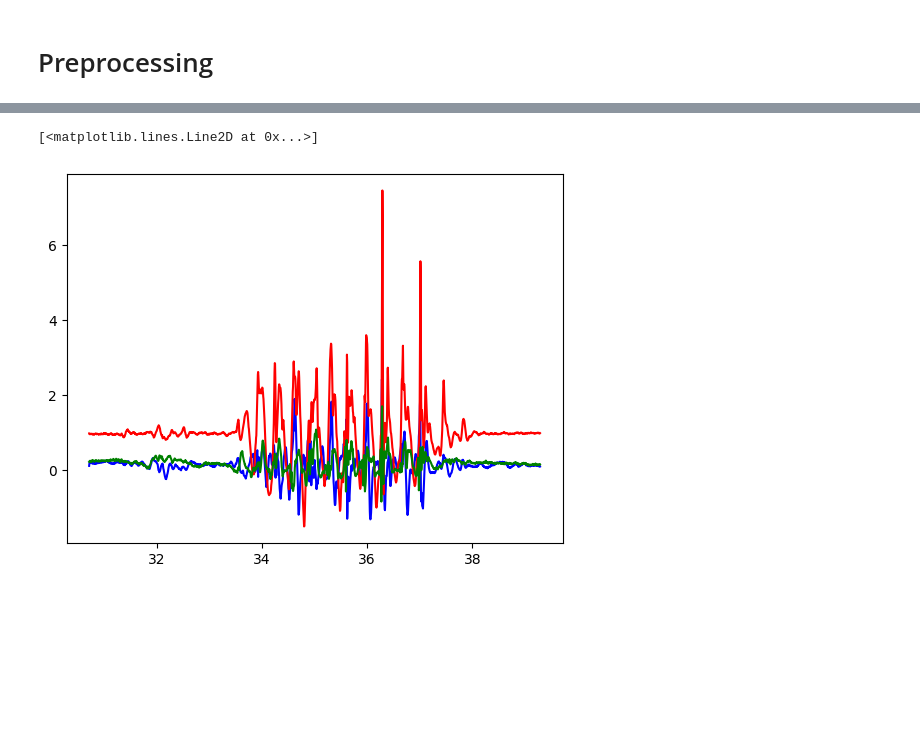
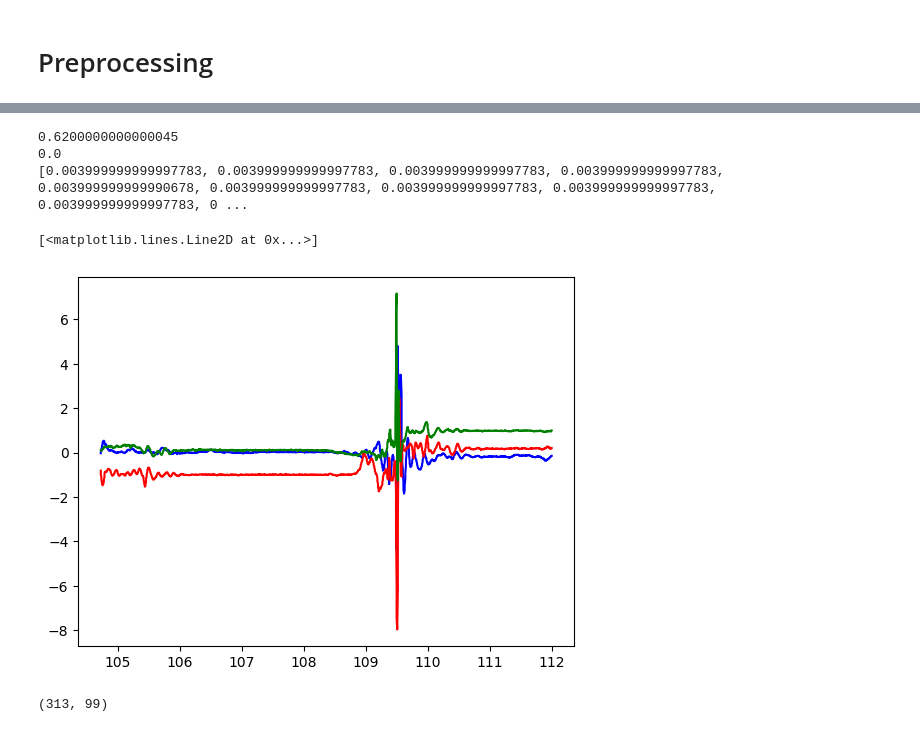
Before and after one commit to SmearyTundra/slhd-challenge, a Jupyter notebook: notebooks/preprocess.ipynb, the cells around one changed output, grey strips where cells are left out. Cells and saved outputs as stored; diff of their text form; code cells hidden in the pictures; blank space fills up the shorter version.

```diff
--- a/notebooks/preprocess.ipynb
+++ b/notebooks/preprocess.ipynb
@@ -27,8 +30,44 @@ df[0]
+# %%
+# Creating final dataset
+df = []
+
+# Read class data
+data = pd.read_csv('..\data\_files.csv')
+
+# Time series features data
+tsfeat = pd.read_csv('..\data\ciao.csv')
+
+tsfeat=tsfeat.dropna(axis=1) # delete NaN columns
+tsfeat = tsfeat.drop('Unnamed: 0', axis=1)
+tsfeat = tsfeat.loc[:,~tsfeat.columns.str.startswith('3_')]
+
+i = 0
+for filename in os.listdir('..\data\Train2'):
+    df.append(pd.read_csv(os.path.join('..\data\Train2',filename),header = None, names = ['x','y','z','time']))
+    i = i + 1
+
+data['class'] = data['class'].replace([1,2,3,4,5,6,7,8,9,10],[1,1,1,1,1,2,2,2,3,3]) # Classificazione richiesta con 3 classi (moving,falling,other)
+#data['class'] = data['class'].replace([1,2,3,4,5,6,7,8,9,10],[1,2,3,4,5,6,6,6,7,8]) # Classificazione con 8 classi
+# %%
+max = []
+min = []
+for i in range(len(df)):
+    max.append(np.max(np.diff(df[i]['time'])))
+    min.append(np.min(np.diff(df[i]['time'])))
+
+print(np.max(max))
+print(np.min(min)) # Problema con qualche serie temporale in cui i tempi vengono presi male, si potrebbero togliere e trattare come outliers
+print(min)
+# %% [output]
+0.6200000000000045
+0.0
+[0.003999999999997783, 0.003999999999997783, 0.003999999999997783, 0.003999999999997783, 0.003999999999990678, 0.003999999999997783, 0.003999999999997783, 0.003999999999997783, 0.003999999999997783, 0 ...
 # %%
-ind = 200
+# Plot example
+ind = 467
 plt.plot(df[ind]['time'],df[ind]['x'], color = 'b')
 plt.plot(df[ind]['time'],df[ind]['y'], color = 'r')
 plt.plot(df[ind]['time'],df[ind]['z'], color = 'g')
 # %% [output]
 [<matplotlib.lines.Line2D at 0x...>]
-[figure, old version]
+[figure, new version]
@@ -34,0 +156,4 @@ plt.plot(df[ind]['time'],df[ind]['z'], color = 'g')
+# %%
+X_train.shape
+# %% [output]
+(313, 99)
```
Also changed, not shown: parts of 14 cells of this notebook.
